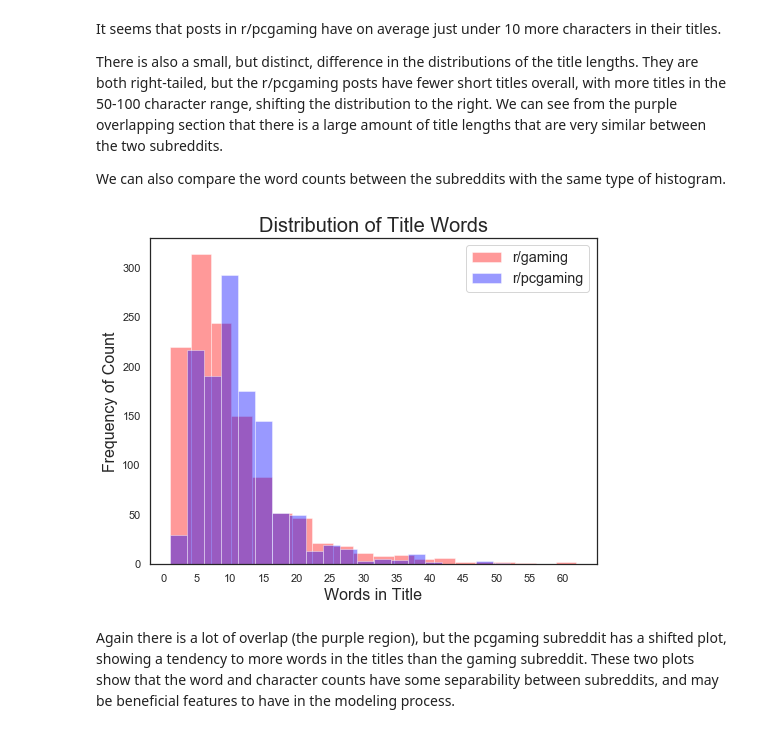
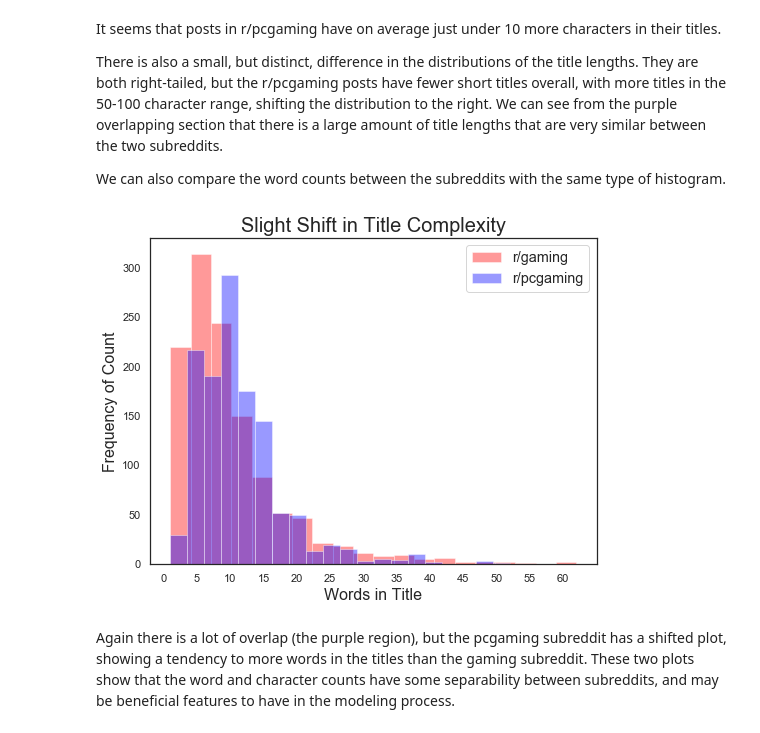
Before and after one commit to ondovj/reddit_classification, a Jupyter notebook: Code/2-cleaning_through_conclusions.ipynb, the cells around one changed output. Saved outputs shown, nothing was run; the diff lists cells and outputs as text; code cells hidden in the pictures.

```diff
--- a/Code/2-cleaning_through_conclusions.ipynb
+++ b/Code/2-cleaning_through_conclusions.ipynb
@@ -369,15 +370,15 @@ We can also compare the word counts between the subreddits with the same type of
 # %%
 # checking the word length dists
 plt.figure(figsize=(8, 6))
 sns.distplot(gaming_df["word_count"], kde=False, bins=20, label="r/gaming", color="red")
 sns.distplot(pcgaming_df["word_count"], kde=False, bins=20, label="r/pcgaming", color="blue")
-plt.title("Distribution of Title Words", size=20)
+plt.title("Slight Shift in Title Complexity", size=20)
 plt.xlabel("Words in Title", size=16)
 plt.xticks(range(0, 61, 5))
 plt.ylabel("Frequency of Count", size=16)
 plt.legend(fontsize="x-large");
 # %% [output]
-[figure, old version]
+[figure, new version]
 # %% [markdown]
 Again there is a lot of overlap (the purple region), but the pcgaming subreddit has a shifted plot, showing a tendency to more words in the titles than the gaming subreddit. These two plots show that the word and character counts have some separability between subreddits, and may be beneficial features to have in the modeling process.
 # %% [markdown]
```
Also changed, not shown: parts of 20 cells of this notebook, 1 other file.
